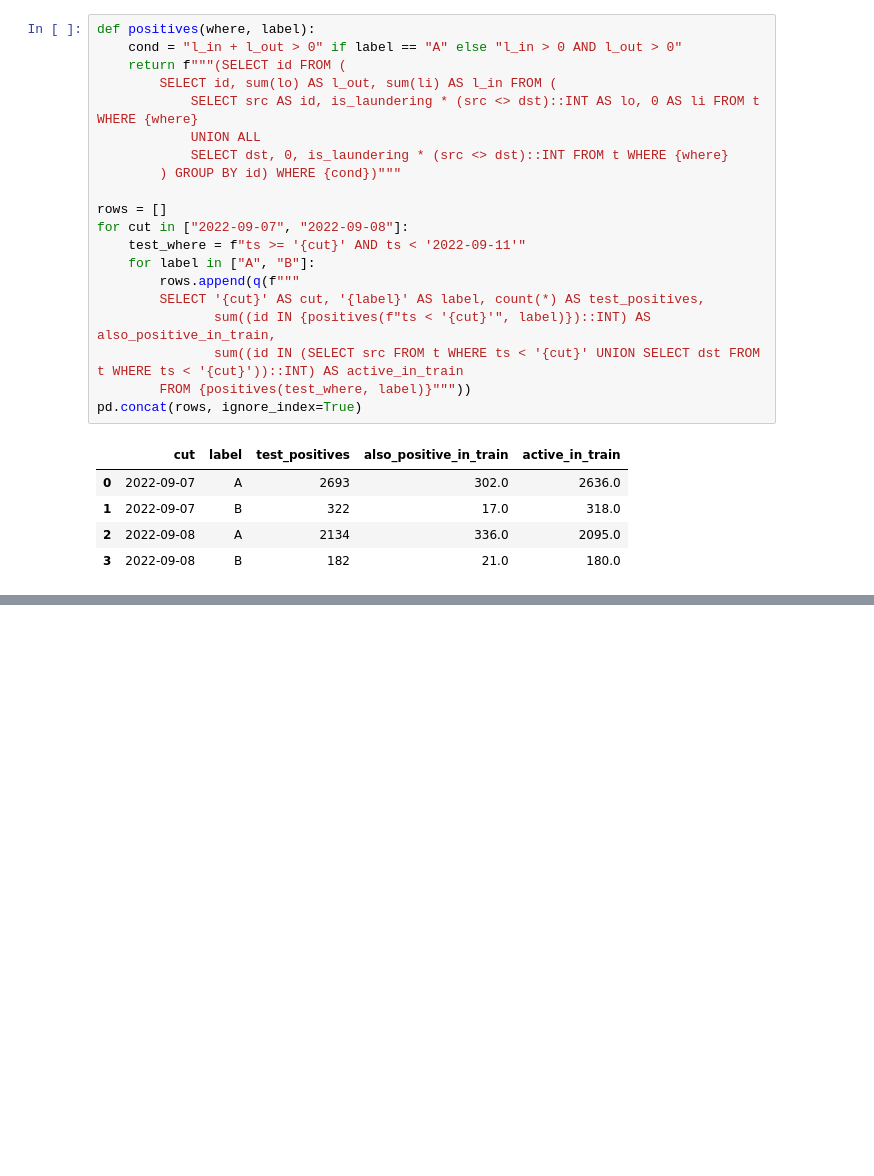
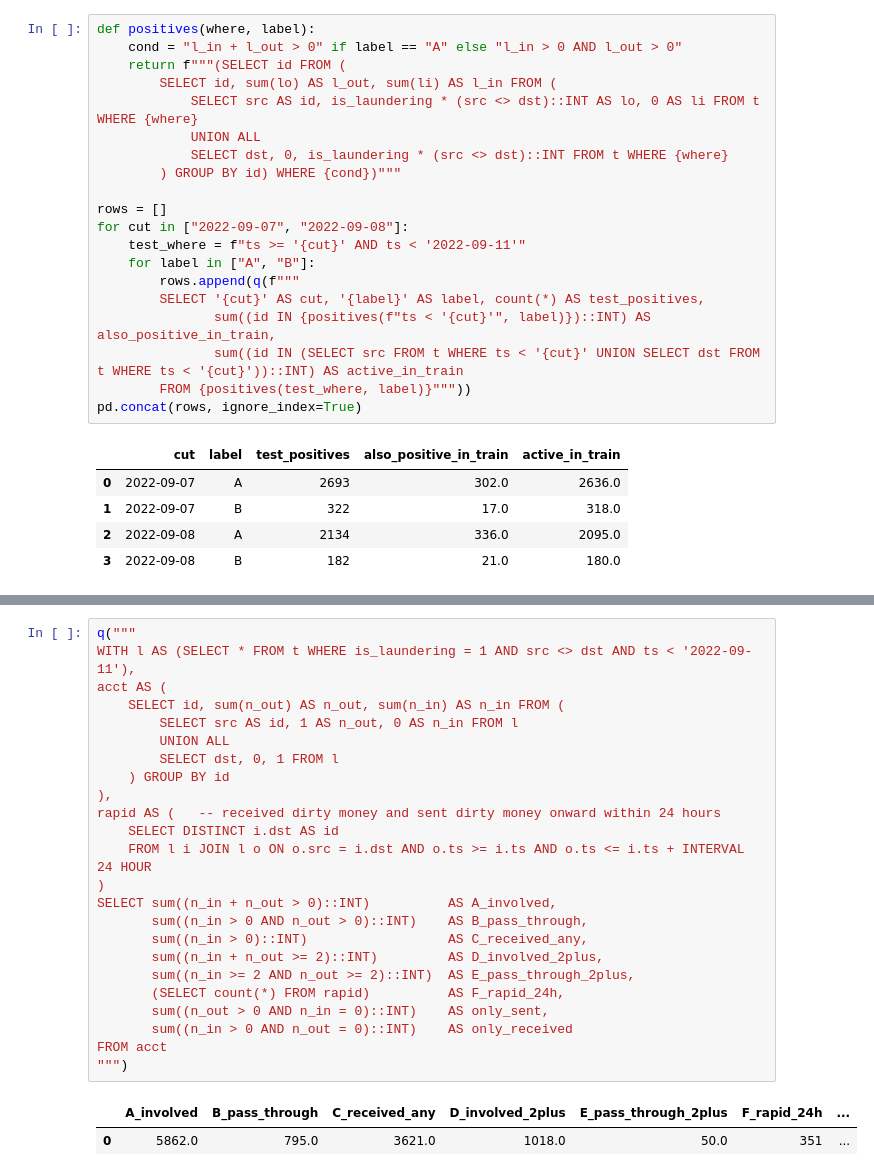
Before and after one commit to abhiishek2205/mulewatch, a Jupyter notebook: notebooks/01_explore.ipynb, the cells around one changed output, grey strips where cells are left out. Drawn from its saved outputs; the diff is of its cells as text; blank space fills up the shorter version.

```diff
--- a/notebooks/01_explore.ipynb
+++ b/notebooks/01_explore.ipynb
@@ -352,0 +355,27 @@ pd.concat(rows, ignore_index=True)
+# %%
+q("""
+WITH l AS (SELECT * FROM t WHERE is_laundering = 1 AND src <> dst AND ts < '2022-09-11'),
+acct AS (
+    SELECT id, sum(n_out) AS n_out, sum(n_in) AS n_in FROM (
+        SELECT src AS id, 1 AS n_out, 0 AS n_in FROM l
+        UNION ALL
+        SELECT dst, 0, 1 FROM l
+    ) GROUP BY id
+),
+rapid AS (   -- received dirty money and sent dirty money onward within 24 hours
+    SELECT DISTINCT i.dst AS id
+    FROM l i JOIN l o ON o.src = i.dst AND o.ts >= i.ts AND o.ts <= i.ts + INTERVAL 24 HOUR
+)
+SELECT sum((n_in + n_out > 0)::INT)          AS A_involved,
+       sum((n_in > 0 AND n_out > 0)::INT)    AS B_pass_through,
+       sum((n_in > 0)::INT)                  AS C_received_any,
+       sum((n_in + n_out >= 2)::INT)         AS D_involved_2plus,
+       sum((n_in >= 2 AND n_out >= 2)::INT)  AS E_pass_through_2plus,
+       (SELECT count(*) FROM rapid)          AS F_rapid_24h,
+       sum((n_out > 0 AND n_in = 0)::INT)    AS only_sent,
+       sum((n_in > 0 AND n_out = 0)::INT)    AS only_received
+FROM acct
+""")
+# %% [output]
+|  | A_involved | B_pass_through | C_received_any | D_involved_2plus | E_pass_through_2plus | F_rapid_24h | ... |
+| 0 | 5862.0 | 795.0 | 3621.0 | 1018.0 | 50.0 | 351 | ... |
```
Also changed, not shown: parts of 11 cells of this notebook, 3 other files.
